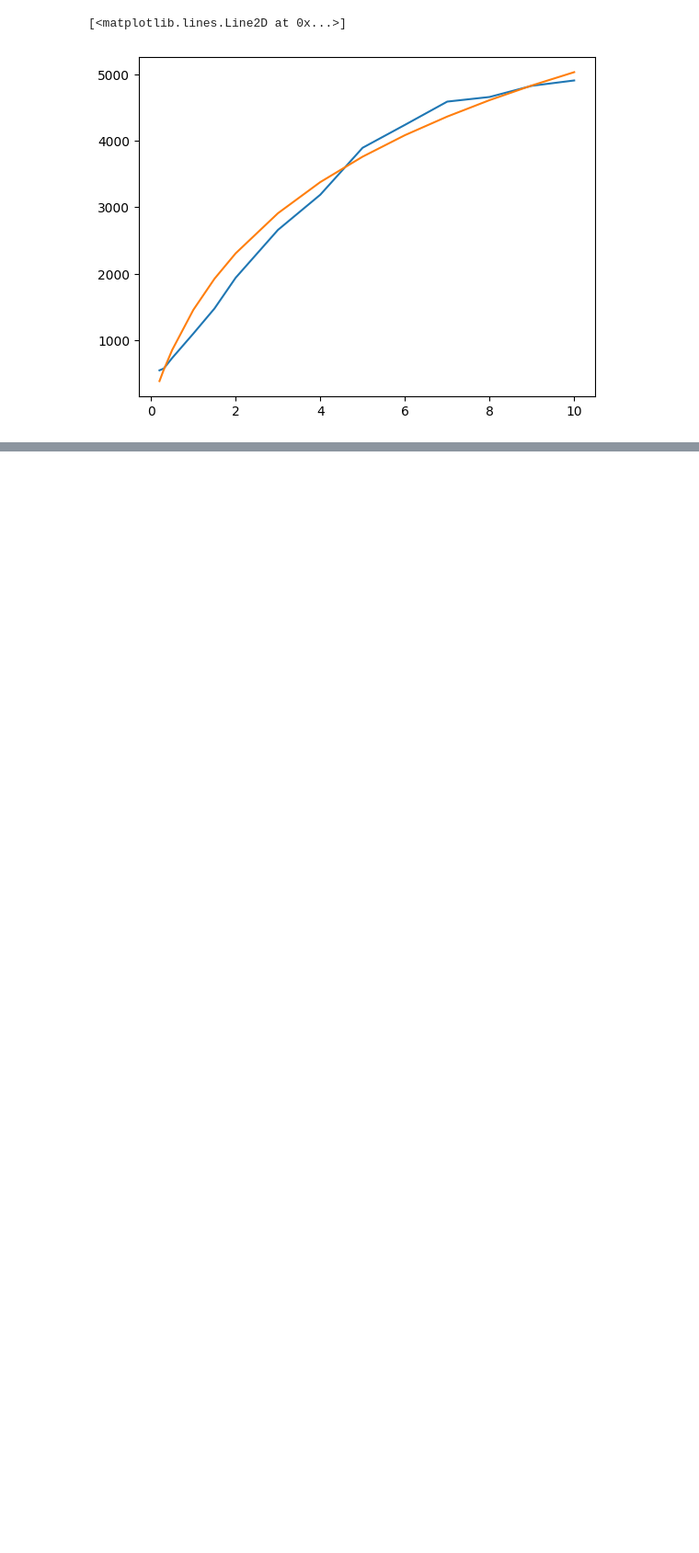
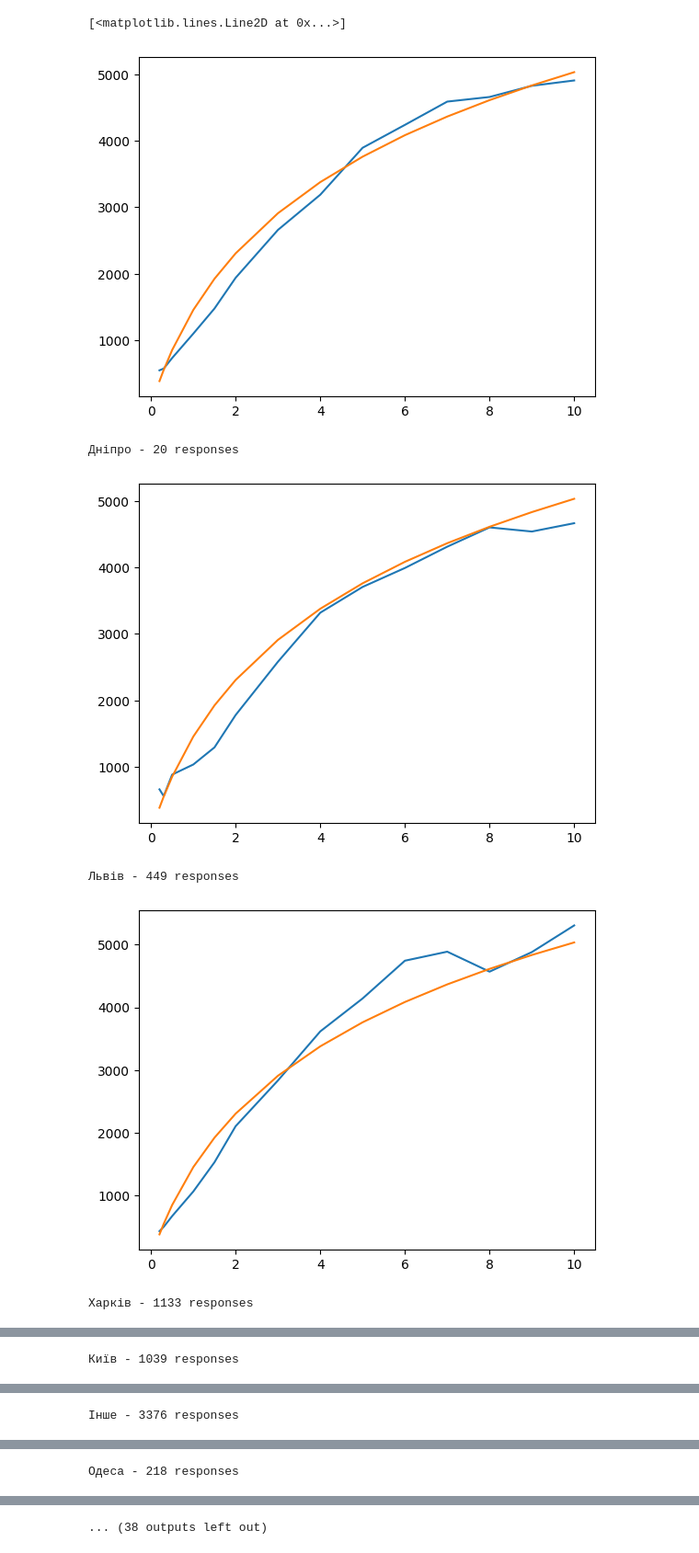
Before and after one commit to rizerphe-student/dev_datasets_analysis_project, a Jupyter notebook: notebook.ipynb, the cells around one changed output, grey strips where cells are left out. Shown: that part at 92% size. Saved outputs shown, nothing was run; the diff lists cells and outputs as text; code cells hidden in the pictures; blank space fills up the shorter version.

Commit message:
Added per-region data

```diff
--- a/notebook.ipynb
+++ b/notebook.ipynb
@@ -142,3 +142,27 @@ sub.plot(index, [2100 * math.log(x + 1) for x in index])
 # %% [output]
 [<matplotlib.lines.Line2D at 0x...>]
 [figure]
+# %%
+
+index = [0.2, 0.3, 0.5, 1, 1.5] + list(range(2, 11))
+index_names = dec_2021_devs.groupby('Загальний стаж роботи в ІТ')['Зарплата у $$$ за місяць, лише ставка після сплати податків'].mean().sort_values().index
+index_dict = dict(zip(index_names, index))
+
+
+for city in dec_2021_devs["Де ви мешкаєте?"].unique():
+    data = dec_2021_devs[dec_2021_devs["Де ви мешкаєте?"] == city].groupby('Загальний стаж роботи в ІТ')['Зарплата у $$$ за місяць, лише ставка після сплати податків'].mean()
+
+    print(f"{city} - {n} responses")
+
+    sub = plt.subplot()
+    sorted_index = sorted(data.index, key=lambda x: index_dict[x])
+    sub.plot(sorted(index_dict[x] for x in data.index), [data[x] for x in sorted_index])
+    sub.plot(index, [2100 * math.log(x + 1) for x in index])
+    n = sum(dec_2021_devs["Де ви мешкаєте?"] == city)
+    plt.show()
+# %% [output]
+Дніпро - 20 responses
+[figure, added]
+Львів - 449 responses
+[figure, added]
+Харків - 1133 responses
@@ -144,0 +170 @@ sub.plot(index, [2100 * math.log(x + 1) for x in index])
+Київ - 1039 responses
@@ -144,0 +172 @@ sub.plot(index, [2100 * math.log(x + 1) for x in index])
+Інше - 3376 responses
@@ -144,0 +174 @@ sub.plot(index, [2100 * math.log(x + 1) for x in index])
+Одеса - 218 responses
@@ -144,0 +176 @@ sub.plot(index, [2100 * math.log(x + 1) for x in index])
+... (38 outputs left out)
```
Also changed, not shown: parts of 1 cell of this notebook.
